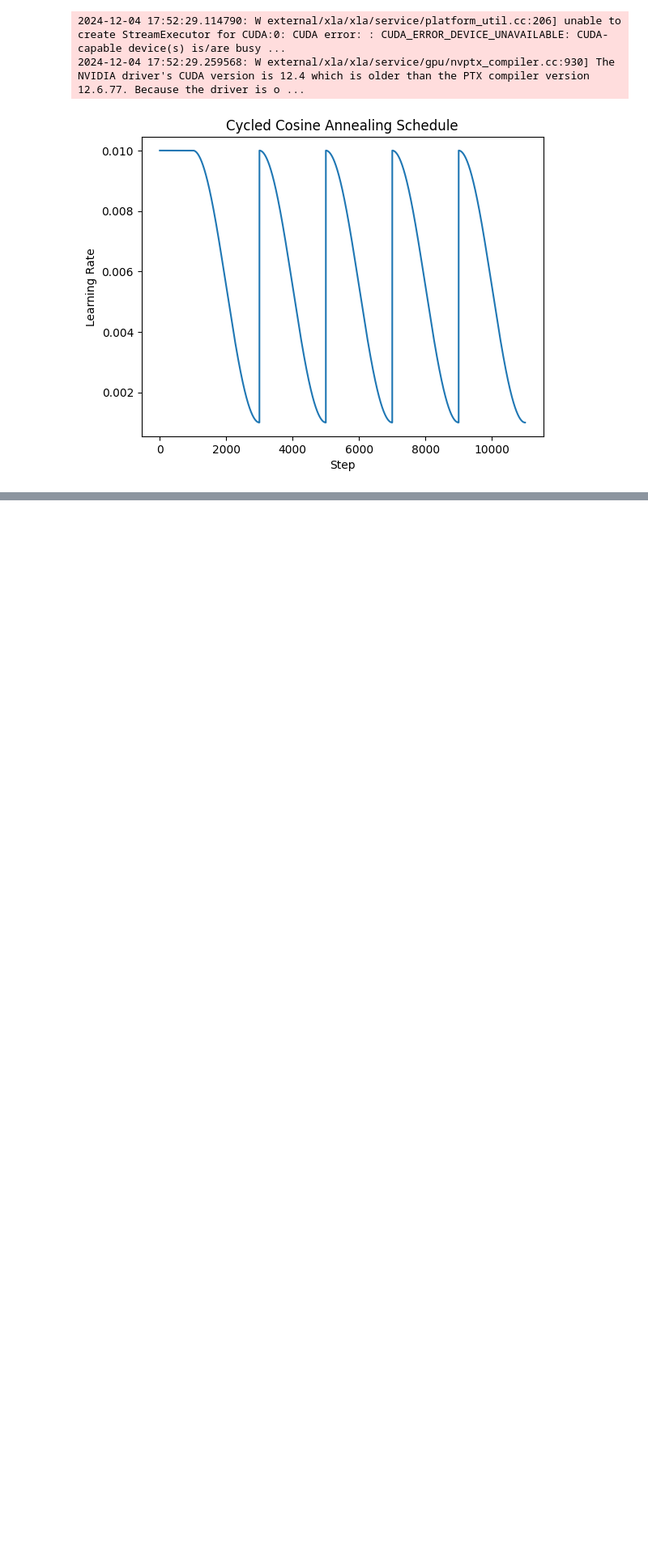
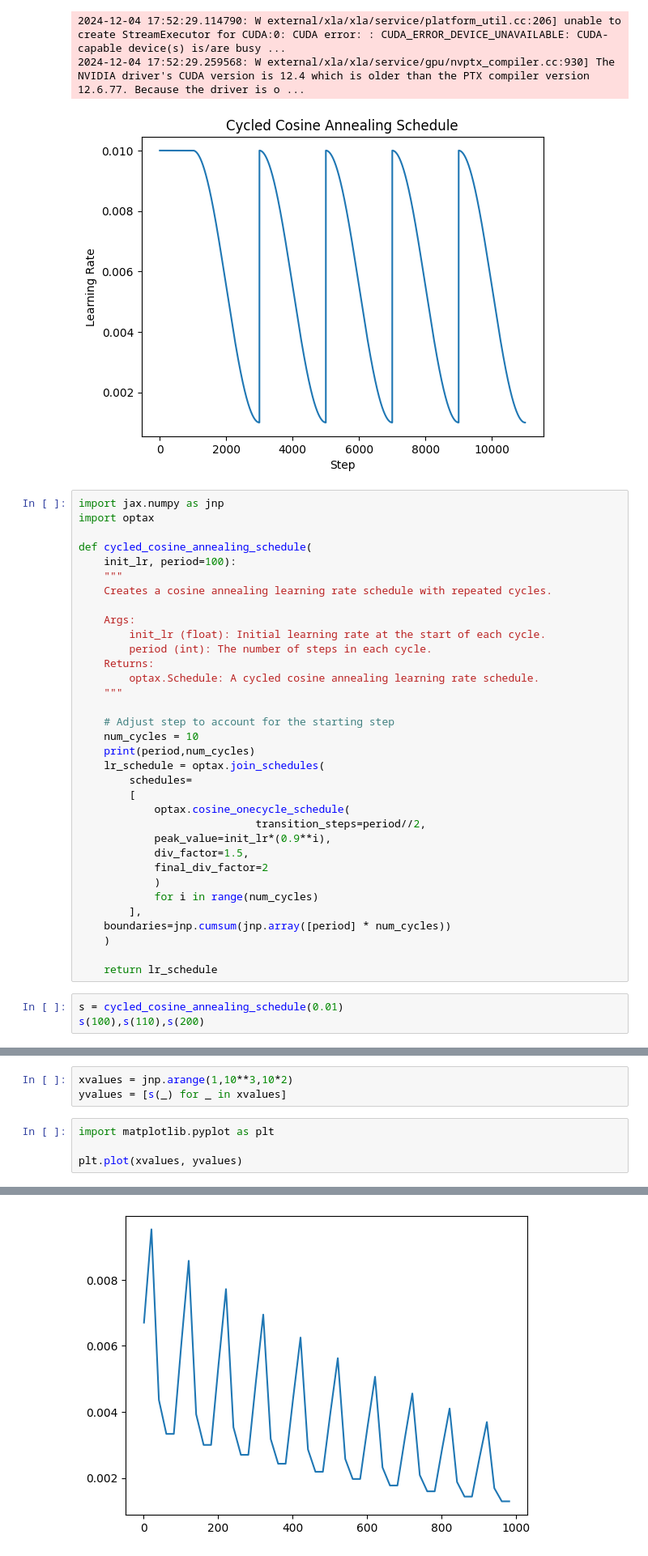
Before and after one commit to EricBoittier/JaxPycharmm, a Jupyter notebook: notebooks/development/cosine_schedule.ipynb, the cells around one changed output, grey strips where cells are left out. Shown at 81% size. Cells and saved outputs as stored; diff of their text form; blank space fills up the shorter version.

```diff
--- a/notebooks/development/cosine_schedule.ipynb
+++ b/notebooks/development/cosine_schedule.ipynb
@@ -67,3 +67,40 @@ plt.show()
 2024-12-04 17:52:29.114790: W external/xla/xla/service/platform_util.cc:206] unable to create StreamExecutor for CUDA:0: CUDA error: : CUDA_ERROR_DEVICE_UNAVAILABLE: CUDA-capable device(s) is/are busy ...
 2024-12-04 17:52:29.259568: W external/xla/xla/service/gpu/nvptx_compiler.cc:930] The NVIDIA driver's CUDA version is 12.4 which is older than the PTX compiler version 12.6.77. Because the driver is o ...
 [figure]
+# %%
+import jax.numpy as jnp
+import optax
+
+def cycled_cosine_annealing_schedule(
+    init_lr, period=100):
+    """
+    Creates a cosine annealing learning rate schedule with repeated cycles.
+
+    Args:
+        init_lr (float): Initial learning rate at the start of each cycle.
+        period (int): The number of steps in each cycle.
+    Returns:
+        optax.Schedule: A cycled cosine annealing learning rate schedule.
+    """
+
+    # Adjust step to account for the starting step
+    num_cycles = 10
+    print(period,num_cycles)
+    lr_schedule = optax.join_schedules(
+        schedules=
+        [
+            optax.cosine_onecycle_schedule(
+                            transition_steps=period//2,
+            peak_value=init_lr*(0.9**i),
+            div_factor=1.5,
+            final_div_factor=2
+            )
+            for i in range(num_cycles)
+        ],
+    boundaries=jnp.cumsum(jnp.array([period] * num_cycles))
+    )
+
+    return lr_schedule
+# %%
+s = cycled_cosine_annealing_schedule(0.01)
+s(100),s(110),s(200)
@@ -69,0 +112,8 @@ plt.show()
+# %%
+xvalues = jnp.arange(1,10**3,10*2)
+yvalues = [s(_) for _ in xvalues]
+# %%
+import matplotlib.pyplot as plt
+
+plt.plot(xvalues, yvalues)
+# %% [output]
@@ -69,0 +121 @@ plt.show()
+[figure, added]
```
Also changed, not shown: parts of 3 cells of this notebook, 8 other files.
